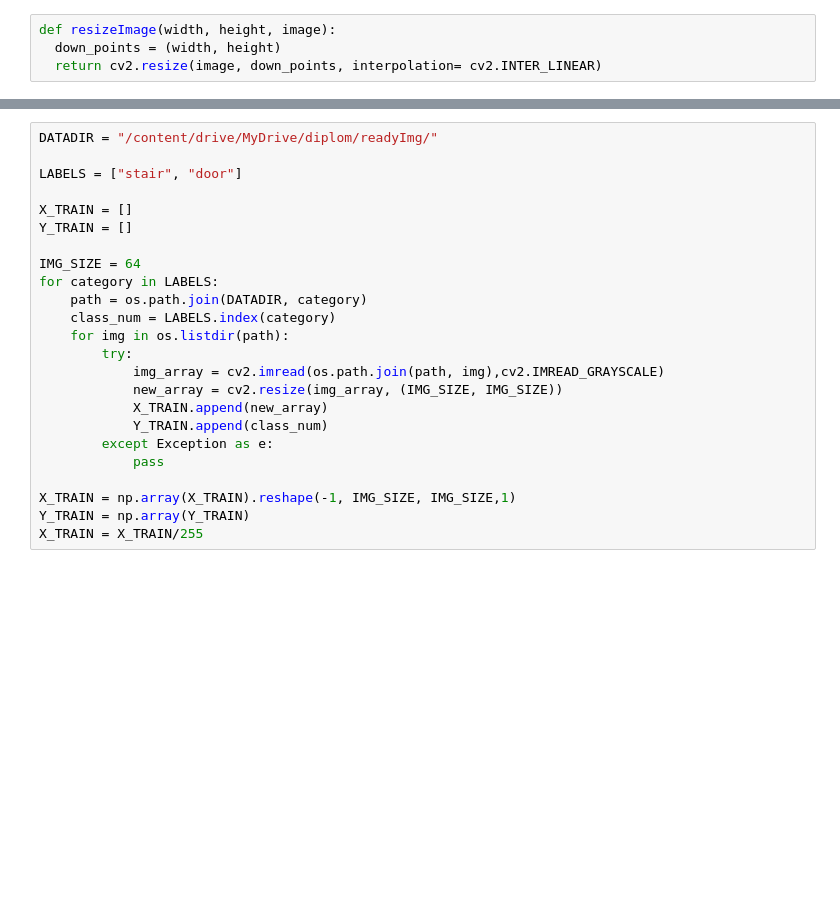
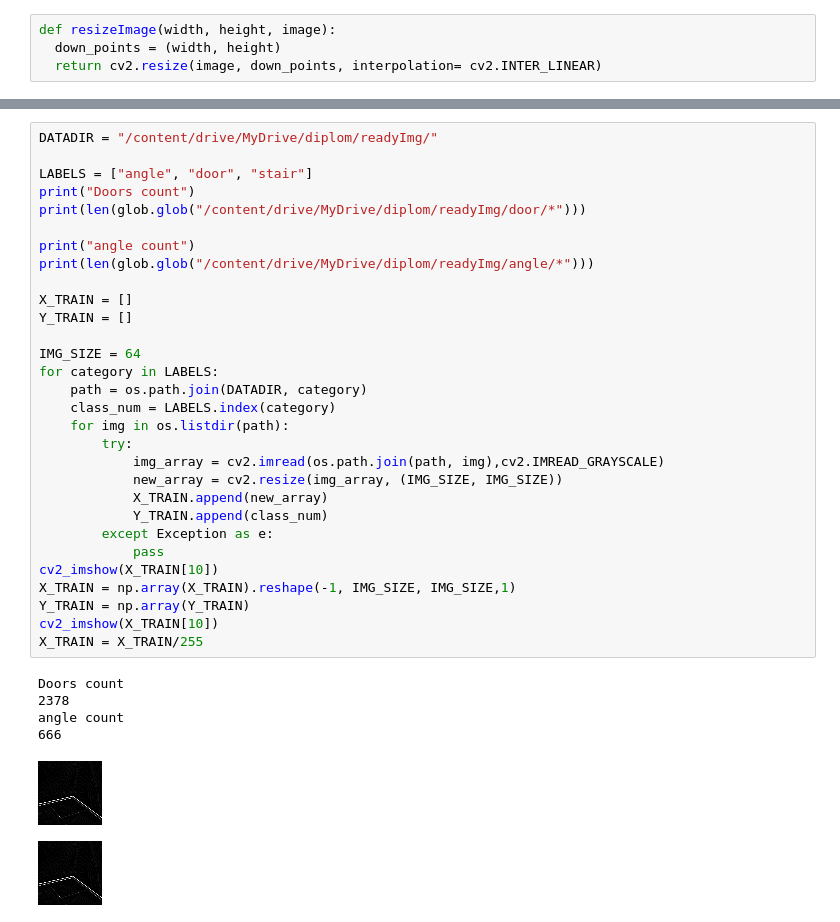
Before and after one commit to s4kh4rov/BMIL, a Jupyter notebook: magdiplom.ipynb, the cells around one changed output, grey strips where cells are left out. Saved outputs shown, nothing was run; the diff lists cells and outputs as text; blank space fills up the shorter version.

```diff
--- a/magdiplom.ipynb
+++ b/magdiplom.ipynb
@@ -64,27 +60,40 @@ for img_path in all_img_paths:
 # %%
 DATADIR = "/content/drive/MyDrive/diplom/readyImg/"
 
-LABELS = ["stair", "door"]
+LABELS = ["angle", "door", "stair"]
+print("Doors count")
+print(len(glob.glob("/content/drive/MyDrive/diplom/readyImg/door/*")))
+
+print("angle count")
+print(len(glob.glob("/content/drive/MyDrive/diplom/readyImg/angle/*")))
 
 X_TRAIN = []
 Y_TRAIN = []
 
 IMG_SIZE = 64
 for category in LABELS:
     path = os.path.join(DATADIR, category)
     class_num = LABELS.index(category)
     for img in os.listdir(path):
         try:
             img_array = cv2.imread(os.path.join(path, img),cv2.IMREAD_GRAYSCALE)
             new_array = cv2.resize(img_array, (IMG_SIZE, IMG_SIZE))
             X_TRAIN.append(new_array)
             Y_TRAIN.append(class_num)
         except Exception as e:
             pass
-
+cv2_imshow(X_TRAIN[10])
 X_TRAIN = np.array(X_TRAIN).reshape(-1, IMG_SIZE, IMG_SIZE,1)
 Y_TRAIN = np.array(Y_TRAIN)
+cv2_imshow(X_TRAIN[10])
 X_TRAIN = X_TRAIN/255
+# %% [output]
+Doors count
+2378
+angle count
+666
+[figure, added]
+[figure, added]
 # %%
 print(len(X_TRAIN))
 print(len(Y_TRAIN))
```
Also changed, not shown: parts of 6 cells of this notebook.
